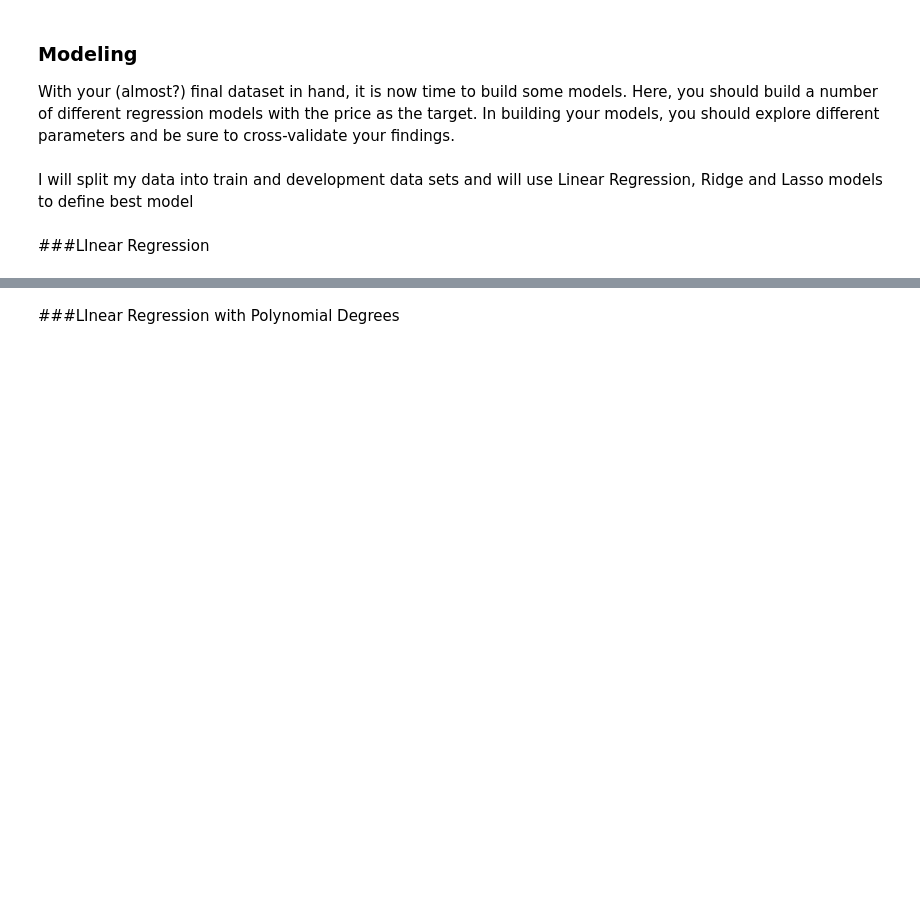
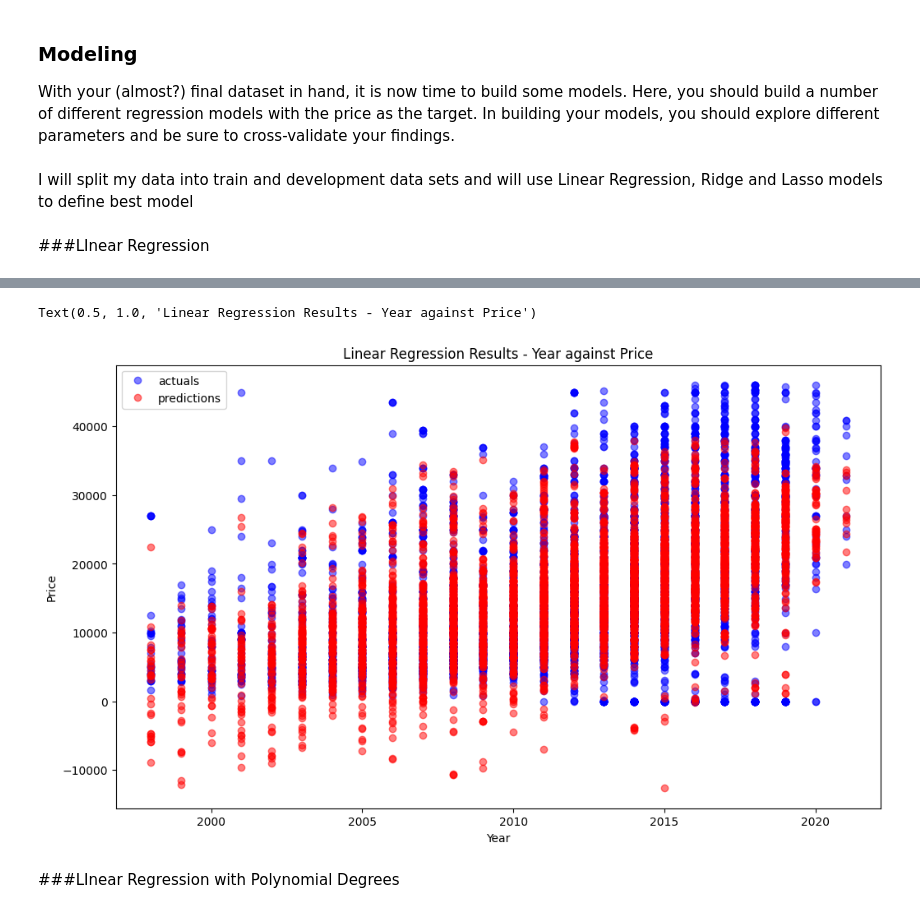
Before and after one commit to purnachand1186/car_price_analysis, a Jupyter notebook: prompt_II.ipynb, the cells around one changed output, grey strips where cells are left out. Saved outputs shown, nothing was run; the diff lists cells and outputs as text; code cells hidden in the pictures; blank space fills up the shorter version.

```diff
--- a/prompt_II.ipynb
+++ b/prompt_II.ipynb
@@ -469,3 +487,23 @@ Model Intercepts: 15759.2559163195
+# %%
+## Visualization of how well the model did by plotting the actual and predicted values
+fig, axes = plt.subplots(1, 2, figsize =(12, 7))
+fig = sns.scatterplot(x=X_test.year, y=y_test, ax=axes[0], label ='Actual', alpha=0.5)
+fig = sns.scatterplot(x=X_test.year, y=test_predicts, ax=axes[0], label ='Predicted', alpha=0.5)
+axes[0].set(xlabel='Year', ylabel='Price')
+axes[0].legend()
+axes[0].set_title('Linear Regression Results - Year against Price')
+
+
+
+
+axes.plot (X_test.year, y_test, 'ob', label ='actuals', alpha=0.5)
+axes.plot (X_test.year, test_predicts, 'or', label ='predictions', alpha=0.5)
+axes.set(xlabel='Year', ylabel='Price')
+axes.legend()
+axes.set_title('Linear Regression Results - Year against Price')
+# %% [output]
+Text(0.5, 1.0, 'Linear Regression Results - Year against Price')
+[figure, added]
 # %% [markdown]
 ###LInear Regression with Polynomial Degrees
 # %%
```
Also changed, not shown: parts of 33 cells of this notebook.
